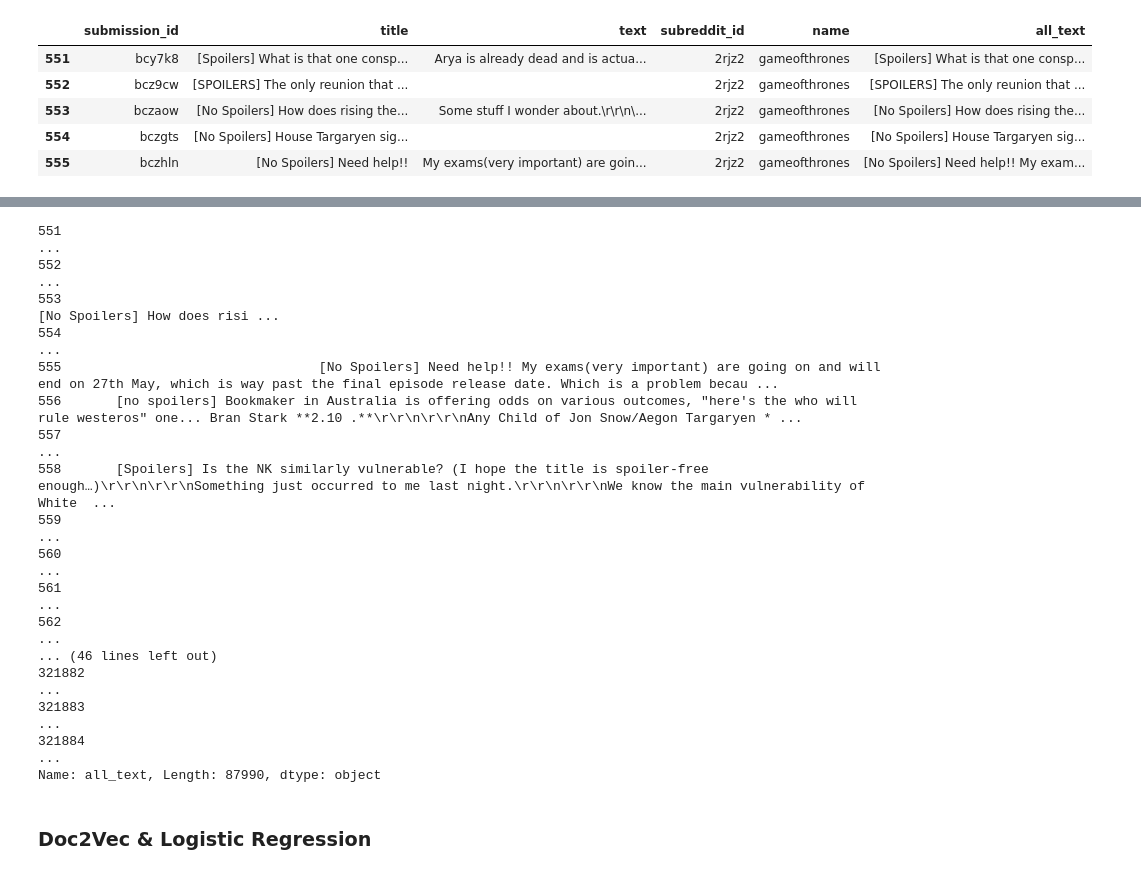
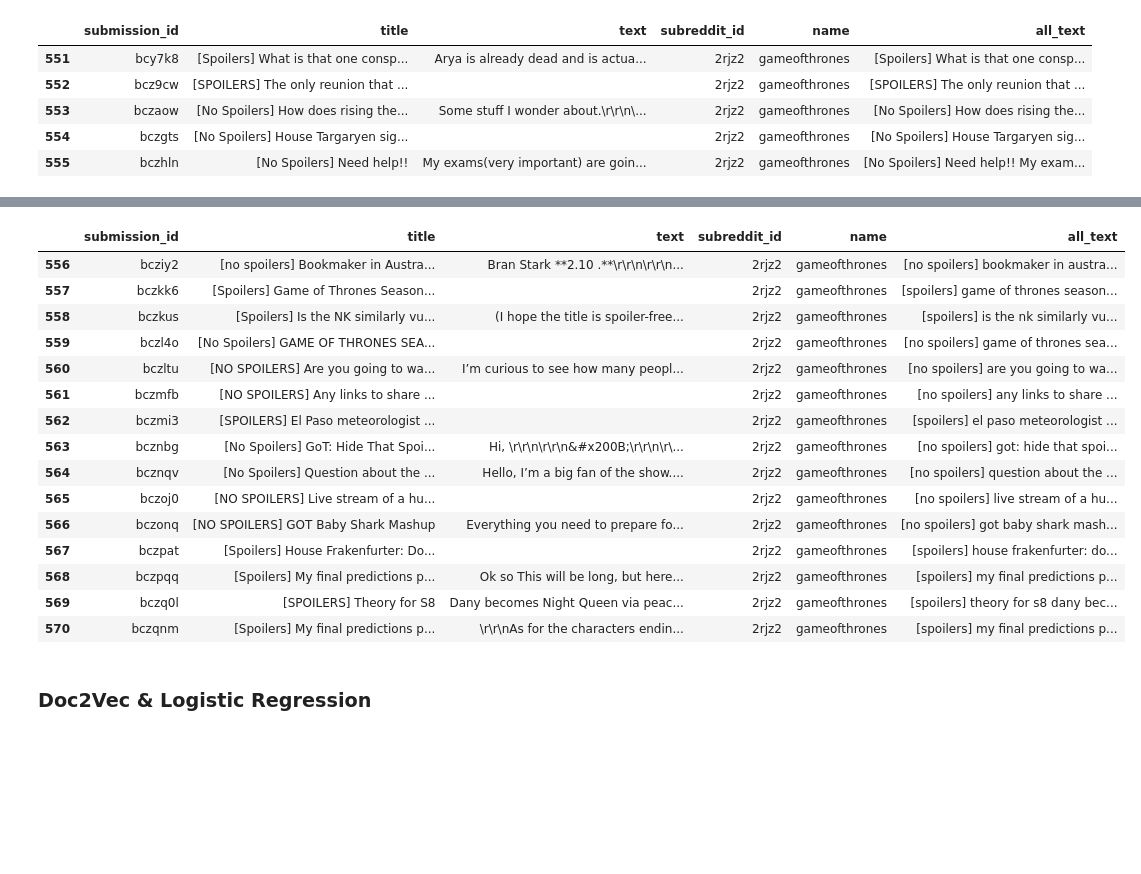
Before and after one commit to lambda-post-here/build-post-here-DS, a Jupyter notebook: KS_workingmodel.ipynb, the cells around one changed output, grey strips where cells are left out. Drawn from its saved outputs; the diff is of its cells as text; code cells hidden in the pictures; blank space fills up the shorter version.

```diff
--- a/KS_workingmodel.ipynb
+++ b/KS_workingmodel.ipynb
@@ -51,6 +51,14 @@ data.head()
 | 553 | bczaow | [No Spoilers] How does rising the... | Some stuff I wonder about.\r\r\n\... | 2rjz2 | gameofthrones | [No Spoilers] How does rising the... |
 | 554 | bczgts | [No Spoilers] House Targaryen sig... |  | 2rjz2 | gameofthrones | [No Spoilers] House Targaryen sig... |
 | 555 | bczhln | [No Spoilers] Need help!! | My exams(very important) are goin... | 2rjz2 | gameofthrones | [No Spoilers] Need help!! My exam... |
+# %%
+import re
+from urllib.parse import urlparse
+
+def url_replace(string):
+    return re.sub('http\S+|www.\S+', lambda match: urlparse(match.group()).hostname, string)
+
+data['all_text'] = data['all_text'].apply(url_replace)
 # %%
 from nltk.corpus import stopwords, wordnet
 import string
@@ -58,9 +66,10 @@ import string
 stop_words = set(stopwords.words('english'))
 table = str.maketrans('', '', string.punctuation)
 
-data['all_text'] = data['all_text'].str.replace('http\S+|www.\S+', '', case=False)
 data['all_text'] = data['all_text'].str.lower()  #Text is lowercase
-data['all_text'] = data['all_text'].str.translate(table) #Remove punctuation
+data['all_text'] = data['all_text'].str.replace('\r','')
+data['all_text'] = data['all_text'].str.replace('\n','')
+# data['all_text'] = data['all_text'].str.translate(table) #Remove punctuation
 # data['all_text'] = data['all_text'].str.split() #Tokenize words
 # data['all_text'] = data['all_text'].apply(lambda x: [item for item in x if item not in stop_words])
 # #Remove stop words
@@ -87,32 +76,22 @@ Name: all_text, Length: 25584, dtype: object
-# %%
-pd.options.display.max_colwidth = 500
-
-# Using regex groups
-pat = r'http\S+|www.\S+'
-
-def repl(m):
-    return r'.*\://(?:www.)?([^\/]+)'
-
-
-data['all_text'].str.replace(pat, repl)
-# %% [output]
-551                                                                                                                                                                                                      ...
-552                                                                                                                                                                                                      ...
-553                                                                                                                                                                          [No Spoilers] How does risi ...
-554                                                                                                                                                                                                      ...
-555                                 [No Spoilers] Need help!! My exams(very important) are going on and will end on 27th May, which is way past the final episode release date. Which is a problem becau ...
-556       [no spoilers] Bookmaker in Australia is offering odds on various outcomes, "here's the who will rule westeros" one... Bran Stark **2.10 .**\r\r\n\r\r\nAny Child of Jon Snow/Aegon Targaryen * ...
-557                                                                                                                                                                                                      ...
-558       [Spoilers] Is the NK similarly vulnerable? (I hope the title is spoiler-free enough…)\r\r\n\r\r\nSomething just occurred to me last night.\r\r\n\r\r\nWe know the main vulnerability of White  ...
-559                                                                                                                                                                                                      ...
-560                                                                                                                                                                                                      ...
-561                                                                                                                                                                                                      ...
-562                                                                                                                                                                                                      ...
-... (46 lines left out)
-321882                                                                                                                                                                                                   ...
-321883                                                                                                                                                                                                   ...
-321884                                                                                                                                                                                                   ...
-Name: all_text, Length: 87990, dtype: object
+# %%
+data[5:20]
+# %% [output]
+|  | submission_id | title | text | subreddit_id | name | all_text |
+| 556 | bcziy2 | [no spoilers] Bookmaker in Austra... | Bran Stark **2.10 .**\r\r\n\r\r\n... | 2rjz2 | gameofthrones | [no spoilers] bookmaker in austra... |
+| 557 | bczkk6 | [Spoilers] Game of Thrones Season... |  | 2rjz2 | gameofthrones | [spoilers] game of thrones season... |
+| 558 | bczkus | [Spoilers] Is the NK similarly vu... | (I hope the title is spoiler-free... | 2rjz2 | gameofthrones | [spoilers] is the nk similarly vu... |
+| 559 | bczl4o | [No Spoilers] GAME OF THRONES SEA... |  | 2rjz2 | gameofthrones | [no spoilers] game of thrones sea... |
+| 560 | bczltu | [NO SPOILERS] Are you going to wa... | I’m curious to see how many peopl... | 2rjz2 | gameofthrones | [no spoilers] are you going to wa... |
+| 561 | bczmfb | [NO SPOILERS] Any links to share ... |  | 2rjz2 | gameofthrones | [no spoilers] any links to share ... |
+| 562 | bczmi3 | [SPOILERS] El Paso meteorologist ... |  | 2rjz2 | gameofthrones | [spoilers] el paso meteorologist ... |
+| 563 | bcznbg | [No Spoilers] GoT: Hide That Spoi... | Hi, \r\r\n\r\r\n&#x200B;\r\r\n\r\... | 2rjz2 | gameofthrones | [no spoilers] got: hide that spoi... |
+| 564 | bcznqv | [No Spoilers] Question about the ... | Hello, I’m a big fan of the show.... | 2rjz2 | gameofthrones | [no spoilers] question about the ... |
+| 565 | bczoj0 | [NO SPOILERS] Live stream of a hu... |  | 2rjz2 | gameofthrones | [no spoilers] live stream of a hu... |
+| 566 | bczonq | [NO SPOILERS] GOT Baby Shark Mashup | Everything you need to prepare fo... | 2rjz2 | gameofthrones | [no spoilers] got baby shark mash... |
+| 567 | bczpat | [Spoilers] House Frakenfurter: Do... |  | 2rjz2 | gameofthrones | [spoilers] house frakenfurter: do... |
+| 568 | bczpqq | [Spoilers] My final predictions p... | Ok so This will be long, but here... | 2rjz2 | gameofthrones | [spoilers] my final predictions p... |
+| 569 | bczq0l | [SPOILERS] Theory for S8 | Dany becomes Night Queen via peac... | 2rjz2 | gameofthrones | [spoilers] theory for s8 dany bec... |
+| 570 | bczqnm | [Spoilers] My final predictions p... | \r\r\nAs for the characters endin... | 2rjz2 | gameofthrones | [spoilers] my final predictions p... |
 # %% [markdown]
 ### Doc2Vec & Logistic Regression
 # %%
```
Also changed, not shown: parts of 7 cells of this notebook.
